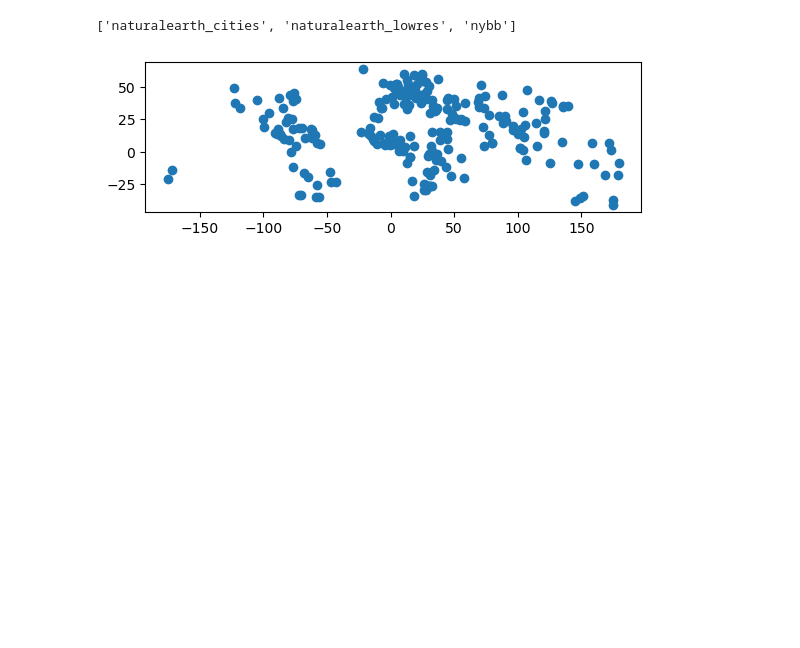
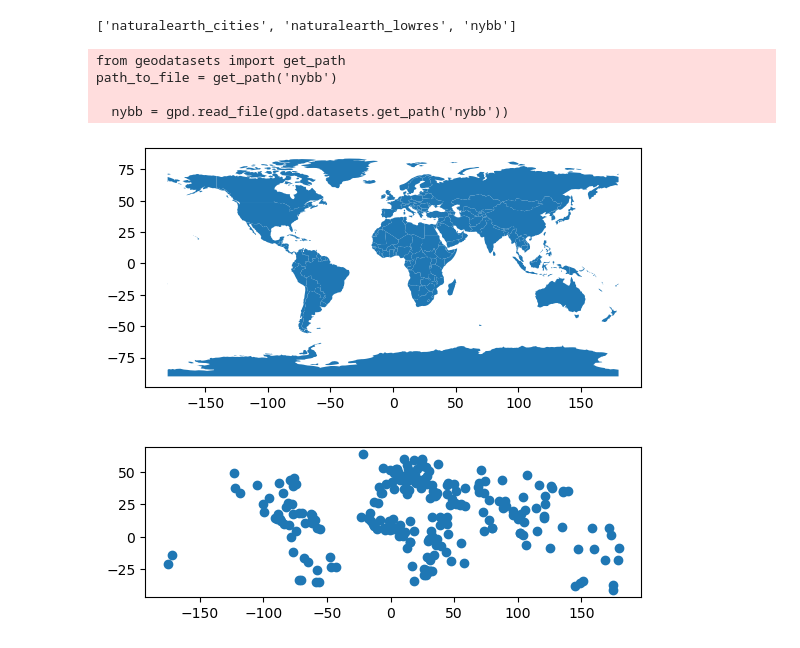
Before and after one commit to mmccanse/L3, a Jupyter notebook: data_prep_mm.ipynb, the cells around one changed output. Drawn from its saved outputs; the diff is of its cells as text; code cells hidden in the pictures; blank space fills up the shorter version.

Commit message:
geodata mapping

```diff
--- a/data_prep_mm.ipynb
+++ b/data_prep_mm.ipynb
@@ -19,6 +22,18 @@ gpd.datasets.available
 ['naturalearth_cities', 'naturalearth_lowres', 'nybb']
 # %%
 cities = gpd.read_file(gpd.datasets.get_path('naturalearth_cities'))
+nybb = gpd.read_file(gpd.datasets.get_path('nybb'))
+lowres = gpd.read_file(gpd.datasets.get_path('naturalearth_lowres'))
+# %% [output]
+from geodatasets import get_path
+path_to_file = get_path('nybb')
+
+  nybb = gpd.read_file(gpd.datasets.get_path('nybb'))
+# %%
+lowres.plot()
+plt.show()
+# %% [output]
+[figure, added]
 # %%
 cities.plot()
 plt.show()
```
Also changed, not shown: parts of 21 cells of this notebook.
